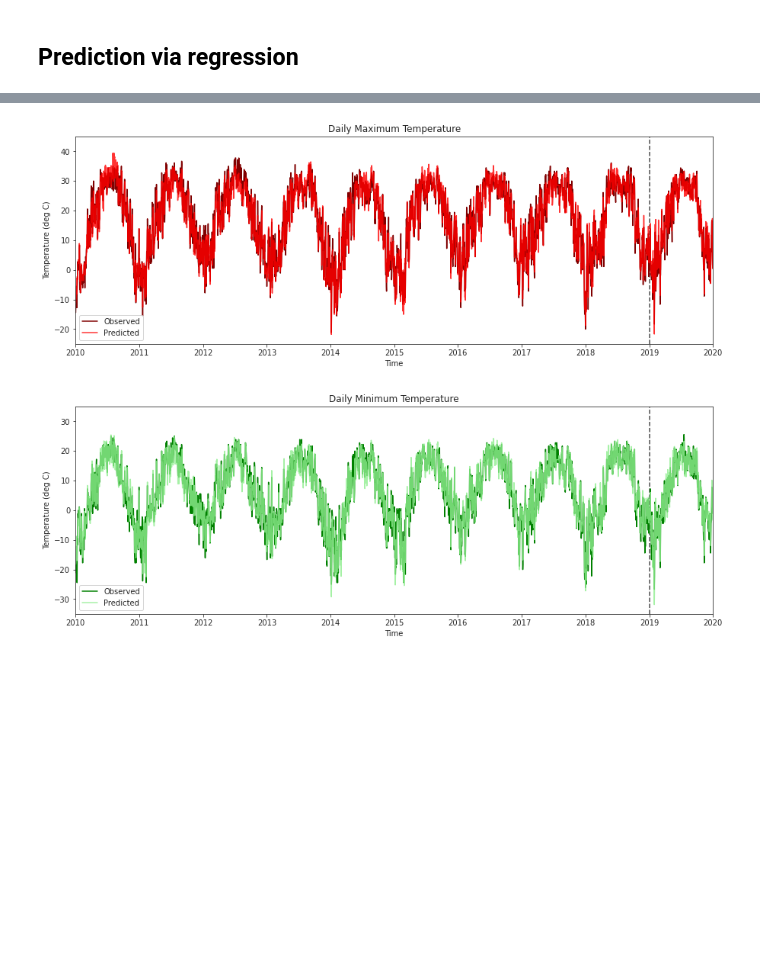
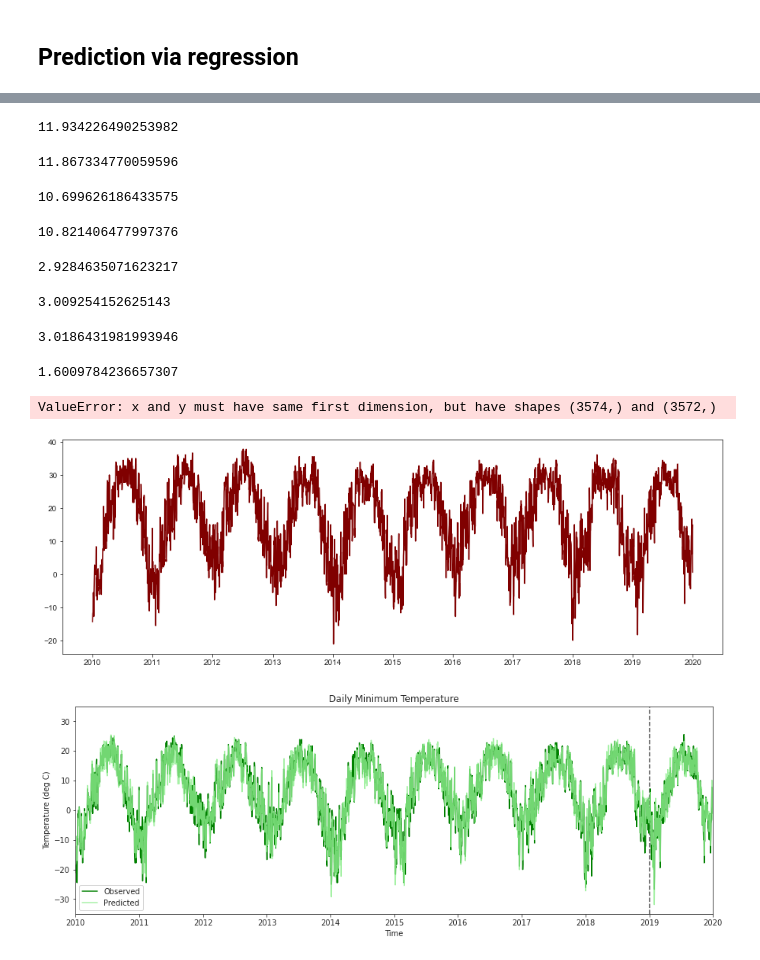
Before and after one commit to ylu4/ATMS-597-Project-4-Wx-Prediction, a Jupyter notebook: GroupE_Project4.ipynb, the cells around one changed output, grey strips where cells are left out. Saved outputs shown, nothing was run; the diff lists cells and outputs as text; code cells hidden in the pictures; blank space fills up the shorter version.

```diff
--- a/GroupE_Project4.ipynb
+++ b/GroupE_Project4.ipynb
@@ -17,0 +198,2 @@ all_3hr_data   = pd.read_csv('/content/drive/My Drive/ATMS 597 Project 4/all_dat
+# %%
+all_data = all_data.fillna(value={"RTOTOBS":all_data["RTOTOBS"].mean()})
@@ -23,0 +243,16 @@ all_daily_data = all_daily_data.bfill().ffill()
+# %%
+predictors = ['TMAXGFS','TMINGFS','WMAXGFS','RTOTGFS','DWPC','HCLD','LCLD','MCLD','PRCP','PRES','TMPC','UWND','VWND','WSPD','DWPC925','DWPC850','DWPC700','DWPC500','DWPC250','HGHT925','HGHT850','HGHT700','HGHT500','HGHT250','HGHT100','TMPC925','TMPC850','TMPC700','TMPC500','TMPC250','TMPC100','UWND925','UWND850','UWND700','UWND500','UWND250','UWND100','VWND925','VWND850','VWND700','VWND500','VWND250','VWND100']
+train_enddate0 = pd.to_datetime('2018-12-29').date()
+train_startdate = pd.to_datetime('2010-1-3').date()
+train_enddate1 = pd.to_datetime('2018-12-30').date()
+train_enddate3 = pd.to_datetime('2018-12-28').date()
+test_startdate = pd.to_datetime('2019-1-1').date()
+test_enddate = pd.to_datetime('2019-12-30').date()
+test_startdate0 = pd.to_datetime('2019-1-2').date()
+test_enddate0 = pd.to_datetime('2019-12-31').date()
+test_startdate1 = pd.to_datetime('2019-1-3').date()
+test_enddate1 = pd.to_datetime('2019-12-27').date()
+test_startdate2 = pd.to_datetime('2019-1-4').date()
+test_enddate2 = pd.to_datetime('2019-12-28').date()
+date1 = pd.to_datetime('2019-01-01').date()
+display(preci_data[['RTOTOBS']].loc[train_startdate:train_enddate1])
@@ -24,7 +273,7 @@ all_daily_data = all_daily_data.bfill().ffill()
 # %%
 # Define function to apply regression to input dataframes
 def reg_predict(x, y, predict):
-    model = LinearRegression(fit_intercept = True, normalize = True)
+    model = ElasticNet(fit_intercept = True, normalize = True, l1_ratio=0.1)
     model.fit(x, y)
     train, predict = model.predict(x), model.predict(predict)
     return train, predict
@@ -41,0 +280,11 @@ Precip_predict, Precip_predict19 = reg_predict(all_daily_data[['RTOTGFS']][:'201
+# %%
+# Get predicted values using training data (_predict) and predicted values for 2019 (_predict19)
+# 2019 predictions will be compared to 2019 observations
+Tmax_predict, Tmax_predict19     = reg_predict(all_data[predictors].loc[:train_enddate0],
+                                               all_data[['TMAXOBS']].loc[train_startdate:train_enddate1], all_data[predictors].loc[test_startdate:test_enddate])
+Tmin_predict, Tmin_predict19     = reg_predict(all_data[predictors].loc[:train_enddate0],
+                                               all_data[['TMINOBS']].loc[train_startdate:train_enddate1], all_data[predictors].loc[test_startdate:test_enddate])
+Wmax_predict, Wmax_predict19     = reg_predict(all_data[predictors].loc[:train_enddate0],
+                                               all_data[['WMAXOBS']].loc[train_startdate:train_enddate1], all_data[predictors].loc[test_startdate:test_enddate])
+Precip_predict, Precip_predict19 = reg_predict(preci_data[predictors].loc[:train_enddate3],
+                                               preci_data[['RTOTOBS']].loc[train_startdate:train_enddate1], preci_data[predictors].loc[test_startdate1:test_enddate1])
@@ -42,3 +307,32 @@ Precip_predict, Precip_predict19 = reg_predict(all_daily_data[['RTOTGFS']][:'201
+# %%
+from sklearn.metrics import mean_squared_error as mse
+Tmax_train_error = mse(Tmax_predict, all_data[['TMAXOBS']].loc[train_startdate:train_enddate1])
+Tmax_test_error = mse(Tmax_predict19, all_data[['TMAXOBS']].loc[test_startdate0:test_enddate0])
+display(np.sqrt(Tmax_train_error), np.sqrt(Tmax_test_error))
+# %% [output]
+11.934226490253982
+11.867334770059596
+# %%
+Tmin_train_error = mse(Tmin_predict, all_data[['TMINOBS']].loc[train_startdate:train_enddate1])
+Tmin_test_error = mse(Tmin_predict19, all_data[['TMINOBS']].loc[test_startdate0:test_enddate0])
+display(np.sqrt(Tmin_train_error), np.sqrt(Tmin_test_error))
+# %% [output]
+10.699626186433575
+10.821406477997376
+# %%
+Wmax_train_error = mse(Wmax_predict, all_data[['WMAXOBS']].loc[train_startdate:train_enddate1])
+Wmax_test_error = mse(Wmax_predict19, all_data[['WMAXOBS']].loc[test_startdate0:test_enddate0])
+display(np.sqrt(Wmax_train_error), np.sqrt(Wmax_test_error))
+# %% [output]
+2.9284635071623217
+3.009254152625143
+# %%
+Precip_train_error = mse(Precip_predict, preci_data[['RTOTOBS']].loc[train_startdate:train_enddate1])
+Precip_test_error = mse(Precip_predict19, preci_data[['RTOTOBS']].loc[test_startdate2:test_enddate2])
+display(np.sqrt(Precip_train_error), np.sqrt(Precip_test_error))
+# %% [output]
+3.0186431981993946
+1.6009784236657307
 # %%
 %matplotlib inline
 sns.set_style('ticks')
@@ -60,14 +354,15 @@ def plot_predict(time, actual, predicted, colors, legendloc, title, ylabel, ymin
     plt.show()
 # %%
 # Plot predicted vs. actual Tmax
-Tmax_actual    = all_daily_data['TMAXOBS']
+Tmax_actual    = all_data['TMAXOBS']
 Tmax_predicted = np.concatenate((Tmax_predict, Tmax_predict19))
 colors = ['maroon', 'red']
-plot_predict(pd.to_datetime(all_daily_data.index), Tmax_actual, Tmax_predicted, colors, legendloc = 'lower left',
+plot_predict(pd.to_datetime(all_data.index), Tmax_actual, Tmax_predicted, colors, legendloc = 'lower left',
              title = 'Daily Maximum Temperature', ylabel = 'Temperature (deg C)',
              ymin = -25, ymax = 45)
 # %% [output]
+ValueError: x and y must have same first dimension, but have shapes (3574,) and (3572,)
-[figure, old version]
+[figure, new version]
 # %%
 # Plot predicted vs. actual Tmin
 Tmin_actual    = all_daily_data['TMINOBS']
```
Also changed, not shown: parts of 22 cells of this notebook, 4 other files.
